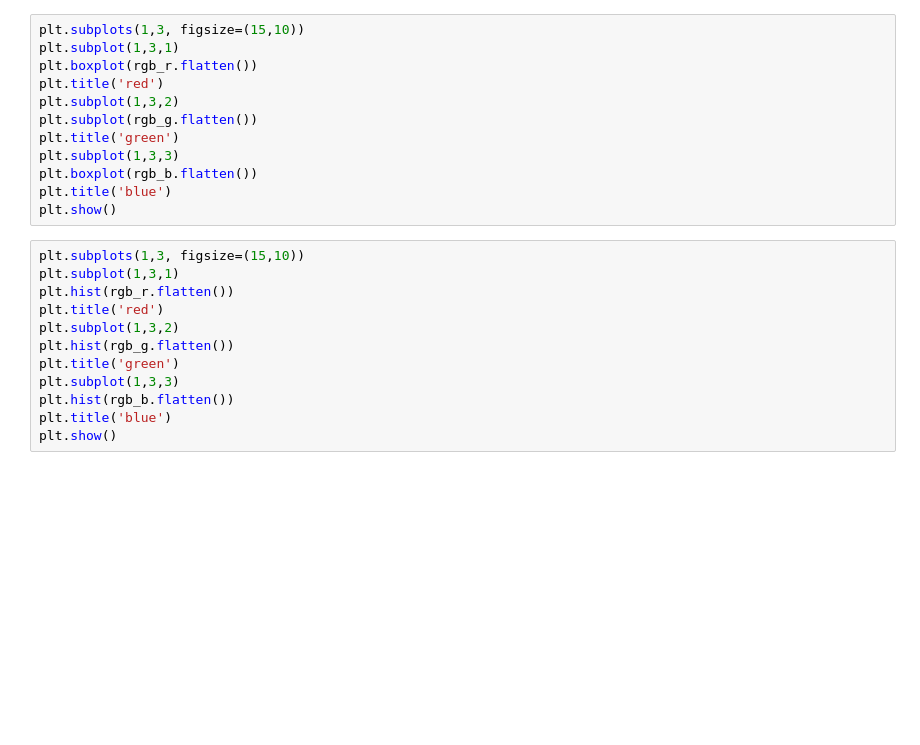
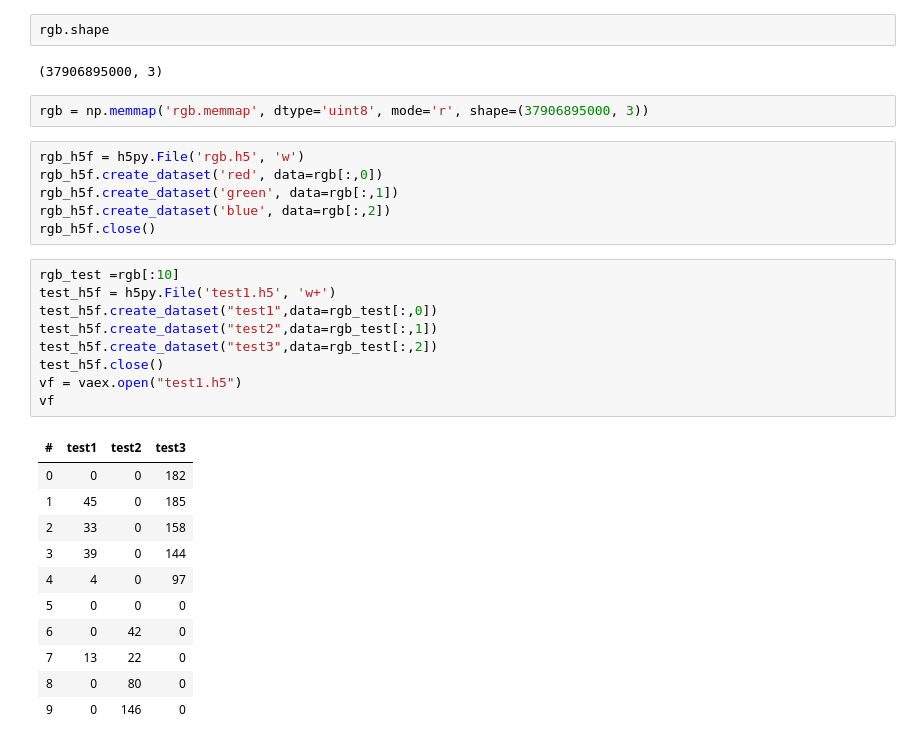
Before and after one commit to basil-77/bmstu_vkr, a Jupyter notebook: draft/raw_noise.ipynb, the cells around one changed output. Cells and saved outputs as stored; diff of their text form; blank space fills up the shorter version.

```diff
--- a/draft/raw_noise.ipynb
+++ b/draft/raw_noise.ipynb
@@ -49,24 +56,33 @@ done.
-# %%
-plt.subplots(1,3, figsize=(15,10))
-plt.subplot(1,3,1)
-plt.boxplot(rgb_r.flatten())
-plt.title('red')
-plt.subplot(1,3,2)
-plt.subplot(rgb_g.flatten())
-plt.title('green')
-plt.subplot(1,3,3)
-plt.boxplot(rgb_b.flatten())
-plt.title('blue')
-plt.show()
-# %%
-plt.subplots(1,3, figsize=(15,10))
-plt.subplot(1,3,1)
-plt.hist(rgb_r.flatten())
-plt.title('red')
-plt.subplot(1,3,2)
-plt.hist(rgb_g.flatten())
-plt.title('green')
-plt.subplot(1,3,3)
-plt.hist(rgb_b.flatten())
-plt.title('blue')
-plt.show()
+# %%
+rgb.shape
+# %% [output]
+(37906895000, 3)
+# %%
+rgb = np.memmap('rgb.memmap', dtype='uint8', mode='r', shape=(37906895000, 3))
+# %%
+rgb_h5f = h5py.File('rgb.h5', 'w')
+rgb_h5f.create_dataset('red', data=rgb[:,0])
+rgb_h5f.create_dataset('green', data=rgb[:,1])
+rgb_h5f.create_dataset('blue', data=rgb[:,2])
+rgb_h5f.close()
+# %%
+rgb_test =rgb[:10]
+test_h5f = h5py.File('test1.h5', 'w+')
+test_h5f.create_dataset("test1",data=rgb_test[:,0])
+test_h5f.create_dataset("test2",data=rgb_test[:,1])
+test_h5f.create_dataset("test3",data=rgb_test[:,2])
+test_h5f.close()
+vf = vaex.open("test1.h5")
+vf
+# %% [output]
+| # | test1 | test2 | test3 |
+| 0 | 0 | 0 | 182 |
+| 1 | 45 | 0 | 185 |
+| 2 | 33 | 0 | 158 |
+| 3 | 39 | 0 | 144 |
+| 4 | 4 | 0 | 97 |
+| 5 | 0 | 0 | 0 |
+| 6 | 0 | 42 | 0 |
+| 7 | 13 | 22 | 0 |
+| 8 | 0 | 80 | 0 |
+| 9 | 0 | 146 | 0 |
```
Also changed, not shown: parts of 17 cells of this notebook.
